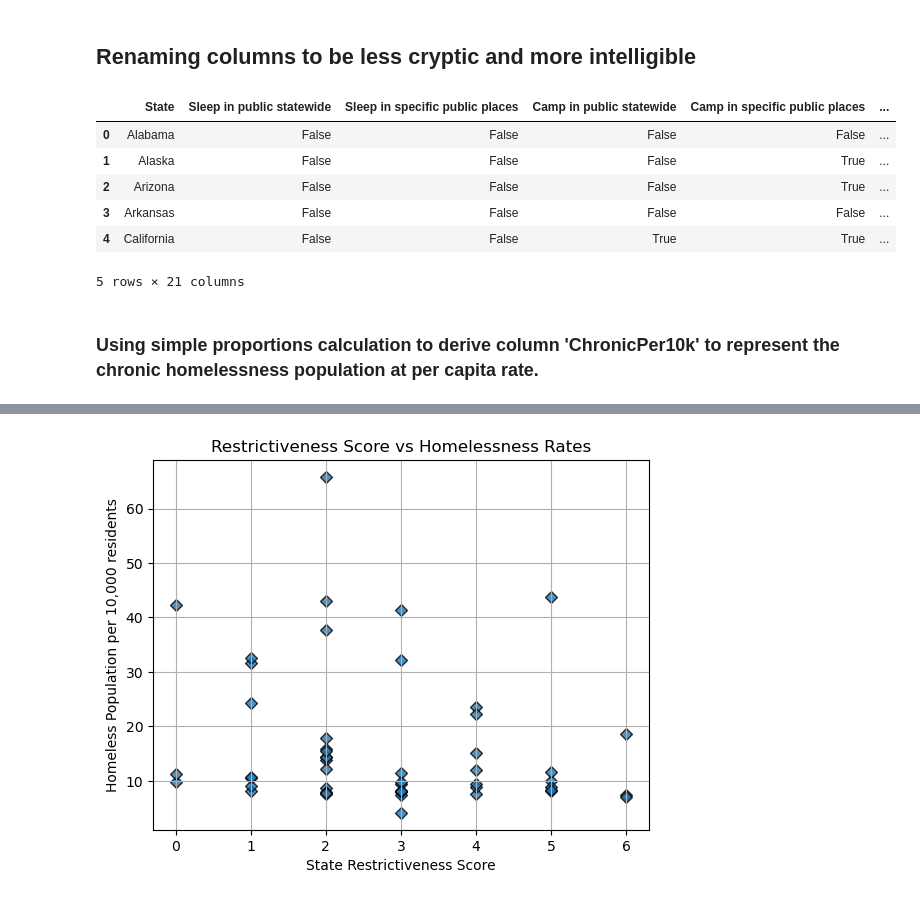
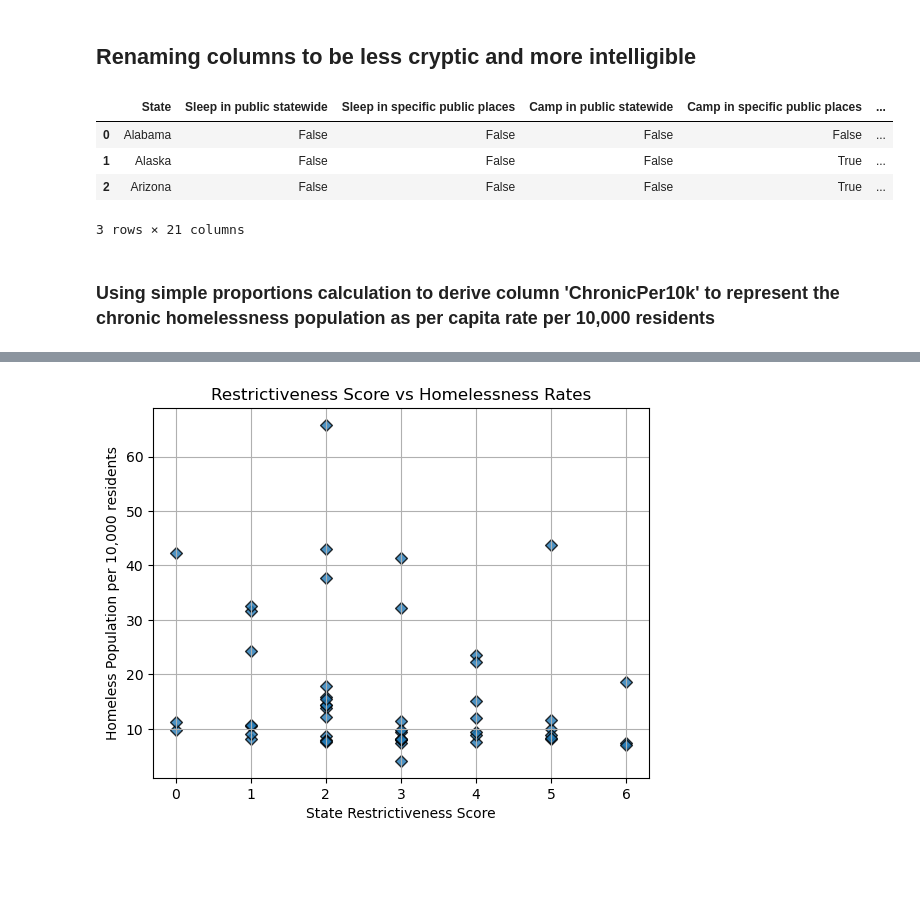
Before and after one commit to JamieKawaguchi/Homelessness-Group-Project, a Jupyter notebook: Homeless_Laws_Stats.ipynb, the cells around one changed output, grey strips where cells are left out. Drawn from its saved outputs; the diff is of its cells as text; code cells hidden in the pictures; blank space fills up the shorter version.

```diff
--- a/Homeless_Laws_Stats.ipynb
+++ b/Homeless_Laws_Stats.ipynb
@@ -44,31 +35,29 @@ homeless_merged.head()
 # %%
 # Rename columns to be more intelligible to readers
 
 homeless_merged = homeless_merged.rename(columns={'Sleeping in public state- wide':'Sleep in public statewide',
                                                 'Sleeping in particular public places':'Sleep in specific public places',
                                                 'Camping in public state- wide':'Camp in public statewide',
                                                  'Camping in particular public places': 'Camp in specific public places',
                                                  'Sitting/lying in particular public places':'Lying in specific public places',
                                                  'Lodging, living, or sleeping in vehicles (or parking a vehicle used as a lodging / living accom- modation)': 'Sleep/live in vehicle',
                                                  'Loitering / Loafing / Vagrancy state-wide' : 'Loitering statewide',
                                                  'Loitering / Loafing in particular public places': 'Loiter in specific public places',
                                                  'Standing in Roadway':'Standing in road',
                                                  'Panhandling in public places state- wide':'Panhandling statewide',
                                                  'Panhandling in particular public places':'Panhandling in specific public places',
                                                  'Total':'TotalPopulation'})
 
 # Print first five rows of dataframe with renamed columns
-homeless_merged.head()
+homeless_merged.head(3)
 # %% [output]
 |  | State | Sleep in public statewide | Sleep in specific public places | Camp in public statewide | Camp in specific public places | ... |
 | 0 | Alabama | False | False | False | False | ... |
 | 1 | Alaska | False | False | False | True | ... |
 | 2 | Arizona | False | False | False | True | ... |
-| 3 | Arkansas | False | False | False | False | ... |
-| 4 | California | False | False | True | True | ... |
-5 rows × 21 columns
+3 rows × 21 columns
 # %% [markdown]
-### Using simple proportions calculation to derive column 'ChronicPer10k' to represent the chronic homelessness population at per capita rate.
+### Using simple proportions calculation to derive column 'ChronicPer10k' to represent the chronic homelessness population as per capita rate per 10,000 residents
 # %%
 # Create ChronicPer10k column to measure chronic homeless population per 10,000 residents
 
```
Also changed, not shown: parts of 12 cells of this notebook, 4 other files.
